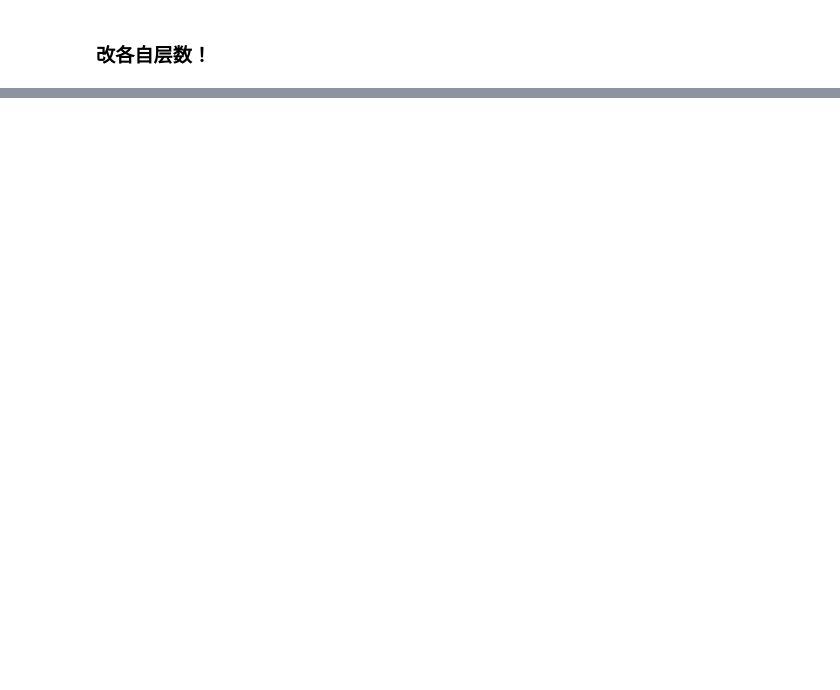
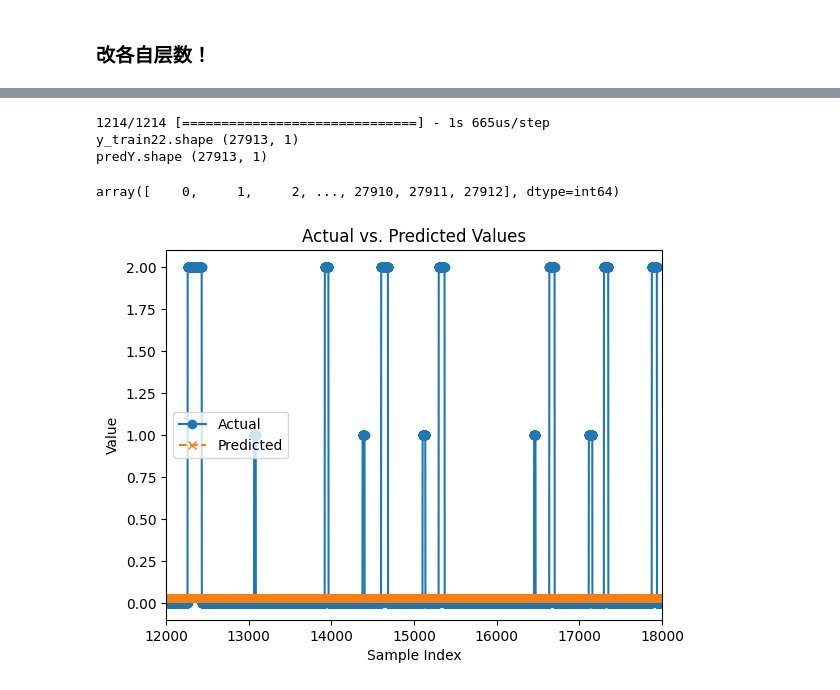
Before and after one commit to ainiubility/CNN-LSTM-Attention, a Jupyter notebook: C_L_A_train_test.ipynb, the cells around one changed output, grey strips where cells are left out. Saved outputs shown, nothing was run; the diff lists cells and outputs as text; code cells hidden in the pictures; blank space fills up the shorter version.

```diff
--- a/C_L_A_train_test.ipynb
+++ b/C_L_A_train_test.ipynb
@@ -223,10 +174,10 @@ data = pd.concat([df17, df21], axis=0, ignore_index=True).drop([ "轨迹时间"]
 number_types = [np.number]
 label_types = ["object"]
 time_types = ["datetime64[ns]"]
-numeric_cols = data.select_dtypes(include=number_types).columns.tolist()
-label_cols = data.select_dtypes(include=label_types).columns.tolist()
-time_cols = data.select_dtypes(include=time_types).columns.tolist()
-print(numeric_cols,label_cols,time_cols)
+numeric_col_names = data.select_dtypes(include=number_types).columns.tolist()
+label_col_names = data.select_dtypes(include=label_types).columns.tolist()
+time_col_names = data.select_dtypes(include=time_types).columns.tolist()
+print(numeric_col_names,label_col_names,time_col_names)
 print(data.columns)
 print(data.shape)
 
@@ -375,8 +522,10 @@ model.summary()
+# %%
+tf_callback = tf.keras.callbacks.TensorBoard(log_dir="./logs")
 # %%
-batch_size = colums_num
-epochs = 100
-history = model.fit(x_train, y_train_binary,
+
+history = model.fit(x_train, y_train,
           batch_size=batch_size,
           epochs=epochs,
           verbose=1,
-          validation_data=(x_test, y_test_binary))
+          validation_data=(x_test, y_test),
+          callbacks=[tf_callback])
@@ -383,3 +559,62 @@ history = model.fit(x_train, y_train_binary,
+# %%
+
+data22,scaler22,le22 = normalize(df22,numeric_col_names,label_col_names,time_col_names)
+
+
+X22 = data22[feature_col_names]
+Y22 = data22[label_col_names]
+
+
+x_train22,  y_train22 = np.asarray(X22), np.asarray(Y22)
+
+
+
+x_train = x_train22.reshape(-1, feature_col_num)
+
+# display(y_train22.shape )
+# y_train22 = y_train22.reshape(-1, )
+
+
+predY=model.predict(x_train,batch_size=batch_size)
+# predY=predY.reshape(-1, )
+
+print('y_train22.shape',y_train22.shape)
+print ("predY.shape", predY.shape)
+# %% [output]
+1214/1214 [==============================] - 1s 665us/step
+y_train22.shape (27913, 1)
+predY.shape (27913, 1)
+# %%
+# data.plot(legend=True, subplots=True, figsize=(30,30),  xlabel="steps")
+# ax = plt.gca()
+# ax.set_xlim(left=0, right=19000)
+
+# # 或者直接指定字体文件路径
+# plt.rcParams['font.sans-serif'] = ['SimHei']  # 系统自带的黑体
+# plt.rcParams['font.serif'] = ['SimSun']  # 系统自带的宋体
+# plt.rcParams['font.family'] = ['SimSun','SimHei','Source Han Sans CN']
+
+# plt.show()
+times=df22[time_col_names].index.to_numpy()
+display(times)
+plt.plot(times,y_train22, label='Actual', marker='o')
+plt.plot(times,predY, label='Predicted', linestyle='--', marker='x')
+
+ax = plt.gca()
+ax.set_xlim(left=12000, right=18000)
+# 添加标题和标签
+plt.title('Actual vs. Predicted Values')
+plt.xlabel('Sample Index')
+plt.ylabel('Value')
+
+# 添加图例
+plt.legend()
+
+# 显示图形
+plt.show()
+# %% [output]
+array([    0,     1,     2, ..., 27910, 27911, 27912], dtype=int64)
+[figure, added]
 # %%
 #display(history.history)
 plt.plot( history.history['loss'])
```
Also changed, not shown: parts of 23 cells of this notebook, 5 other files.
